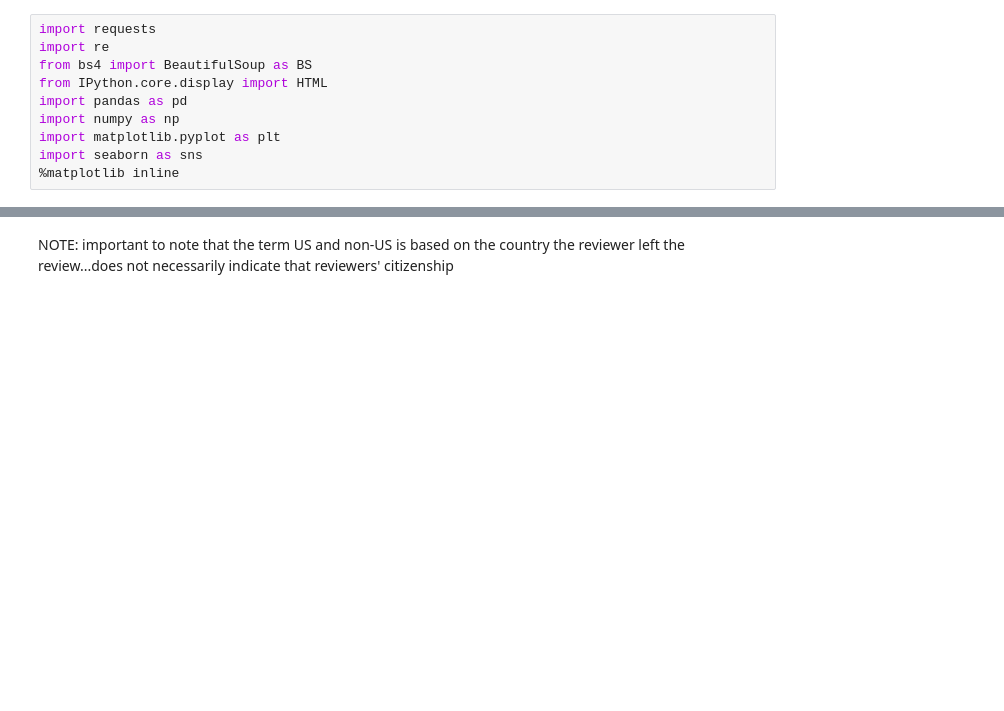
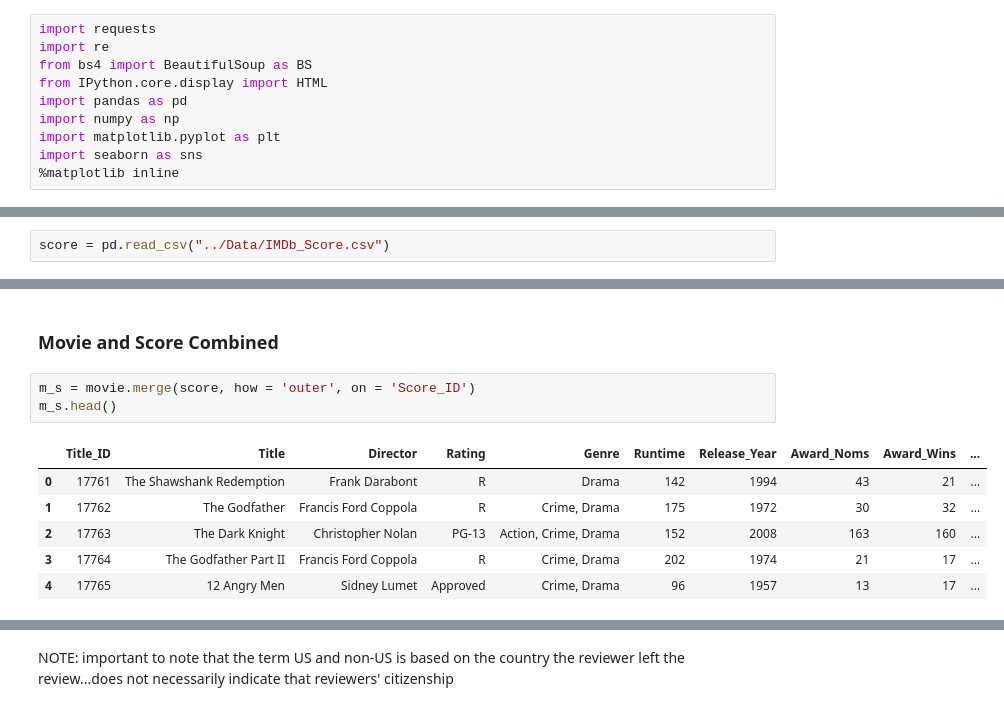
Before and after one commit to HannahSolima/Capstone, a Jupyter notebook: Notebooks/Analysis.ipynb, the cells around one changed output, grey strips where cells are left out. Cells and saved outputs as stored; diff of their text form; blank space fills up the shorter version.

```diff
--- a/Notebooks/Analysis.ipynb
+++ b/Notebooks/Analysis.ipynb
@@ -58,0 +15,2 @@ What genre interests US-reviewers more? What about non-US reviewers?
+# %%
+score = pd.read_csv("../Data/IMDb_Score.csv")
@@ -58,0 +31,12 @@ What genre interests US-reviewers more? What about non-US reviewers?
+# %% [markdown]
+### Movie and Score Combined
+# %%
+m_s = movie.merge(score, how = 'outer', on = 'Score_ID')
+m_s.head()
+# %% [output]
+|  | Title_ID | Title | Director | Rating | Genre | Runtime | Release_Year | Award_Noms | Award_Wins | ... |
+| 0 | 17761 | The Shawshank Redemption | Frank Darabont | R | Drama | 142 | 1994 | 43 | 21 | ... |
+| 1 | 17762 | The Godfather | Francis Ford Coppola | R | Crime, Drama | 175 | 1972 | 30 | 32 | ... |
+| 2 | 17763 | The Dark Knight | Christopher Nolan | PG-13 | Action, Crime, Drama | 152 | 2008 | 163 | 160 | ... |
+| 3 | 17764 | The Godfather Part II | Francis Ford Coppola | R | Crime, Drama | 202 | 1974 | 21 | 17 | ... |
+| 4 | 17765 | 12 Angry Men | Sidney Lumet | Approved | Crime, Drama | 96 | 1957 | 13 | 17 | ... |
```
Also changed, not shown: parts of 70 cells of this notebook, 2 other files.
